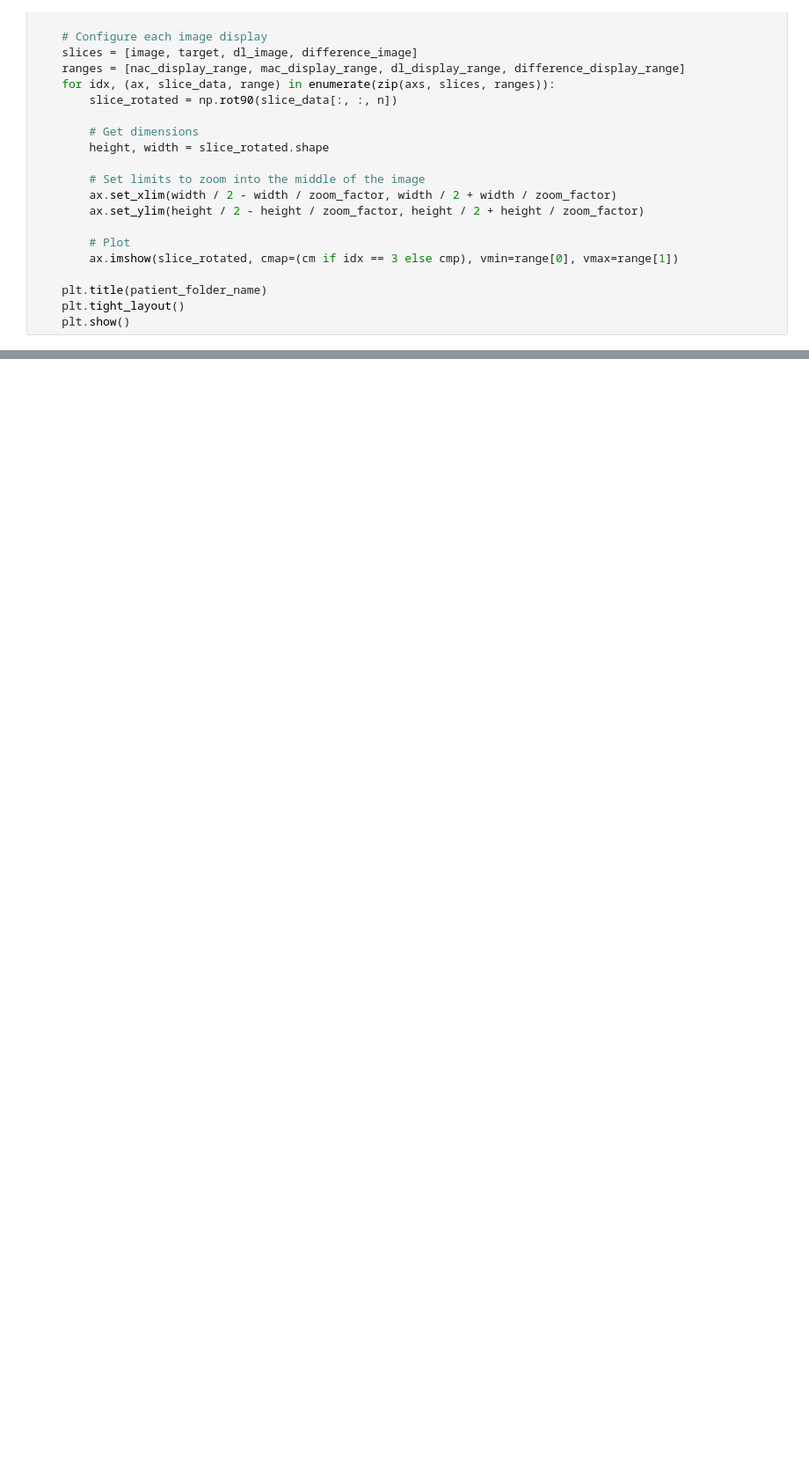
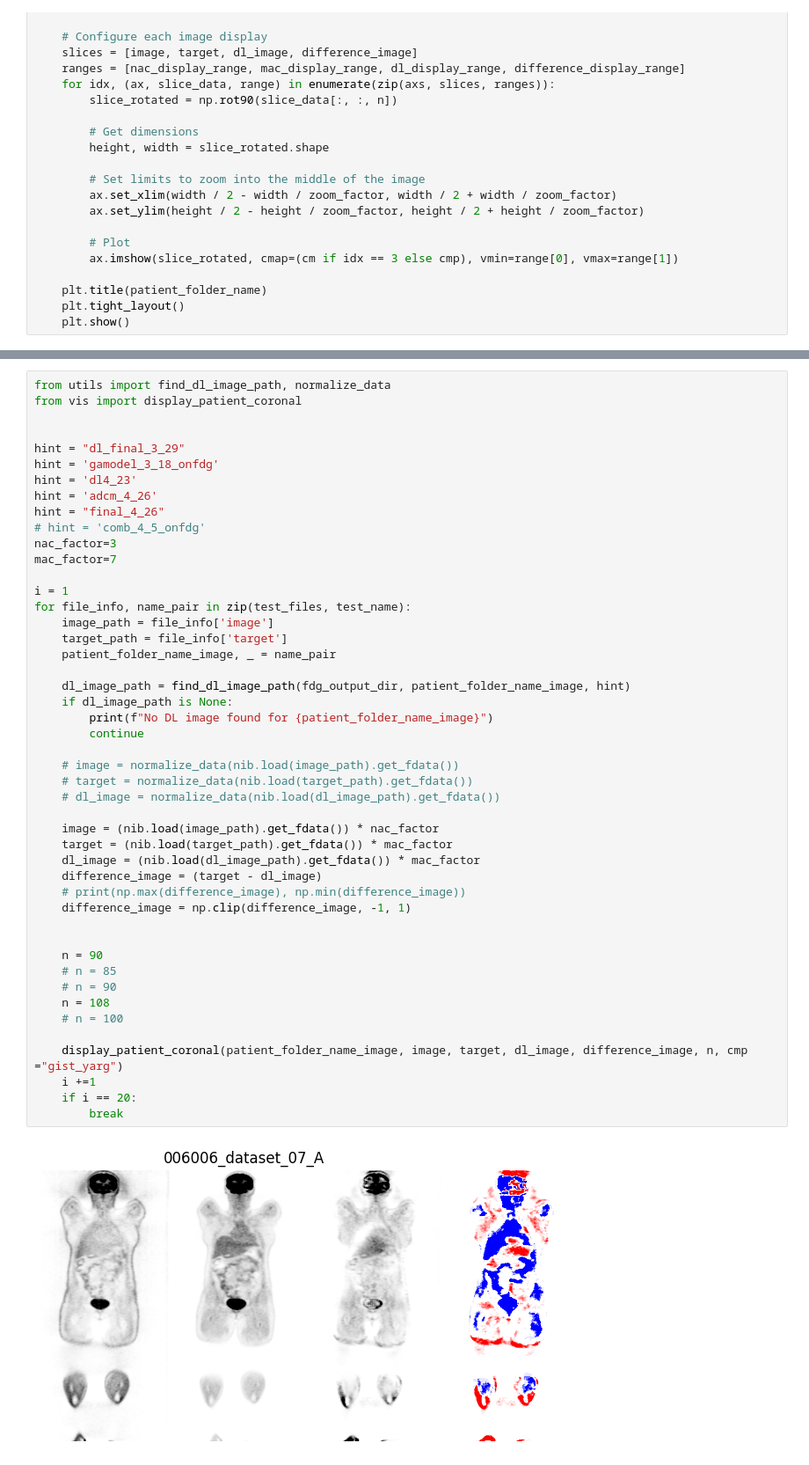
Before and after one commit to s-shahpouri/DL_PET, a Jupyter notebook: Inference_artifacts.ipynb, the cells around one changed output, grey strips where cells are left out. Shown at 88% size. Cells and saved outputs as stored; diff of their text form; blank space fills up the shorter version.

```diff
--- a/Inference_artifacts.ipynb
+++ b/Inference_artifacts.ipynb
@@ -367,0 +324,49 @@ for file_info, name_pair in zip(test_files, test_name):
+# %%
+from utils import find_dl_image_path, normalize_data
+from vis import display_patient_coronal
+
+
+hint = "dl_final_3_29"
+hint = 'gamodel_3_18_onfdg'
+hint = 'dl4_23'
+hint = 'adcm_4_26'
+hint = "final_4_26"
+# hint = 'comb_4_5_onfdg'
+nac_factor=3
+mac_factor=7
+
+i = 1
+for file_info, name_pair in zip(test_files, test_name):
+    image_path = file_info['image']
+    target_path = file_info['target']
+    patient_folder_name_image, _ = name_pair
+
+    dl_image_path = find_dl_image_path(fdg_output_dir, patient_folder_name_image, hint)
+    if dl_image_path is None:
+        print(f"No DL image found for {patient_folder_name_image}")
+        continue
+
+    # image = normalize_data(nib.load(image_path).get_fdata())
+    # target = normalize_data(nib.load(target_path).get_fdata())
+    # dl_image = normalize_data(nib.load(dl_image_path).get_fdata())
+
+    image = (nib.load(image_path).get_fdata()) * nac_factor
+    target = (nib.load(target_path).get_fdata()) * mac_factor
+    dl_image = (nib.load(dl_image_path).get_fdata()) * mac_factor
+    difference_image = (target - dl_image)
+    # print(np.max(difference_image), np.min(difference_image))
+    difference_image = np.clip(difference_image, -1, 1)
+
+
+    n = 90
+    # n = 85
+    # n = 90
+    n = 108
+    # n = 100
+
+    display_patient_coronal(patient_folder_name_image, image, target, dl_image, difference_image, n, cmp ="gist_yarg")
+    i +=1
+    if i == 20:
+        break
+# %% [output]
+[figure, added]
```
Also changed, not shown: parts of 8 cells of this notebook, 6 other files.
